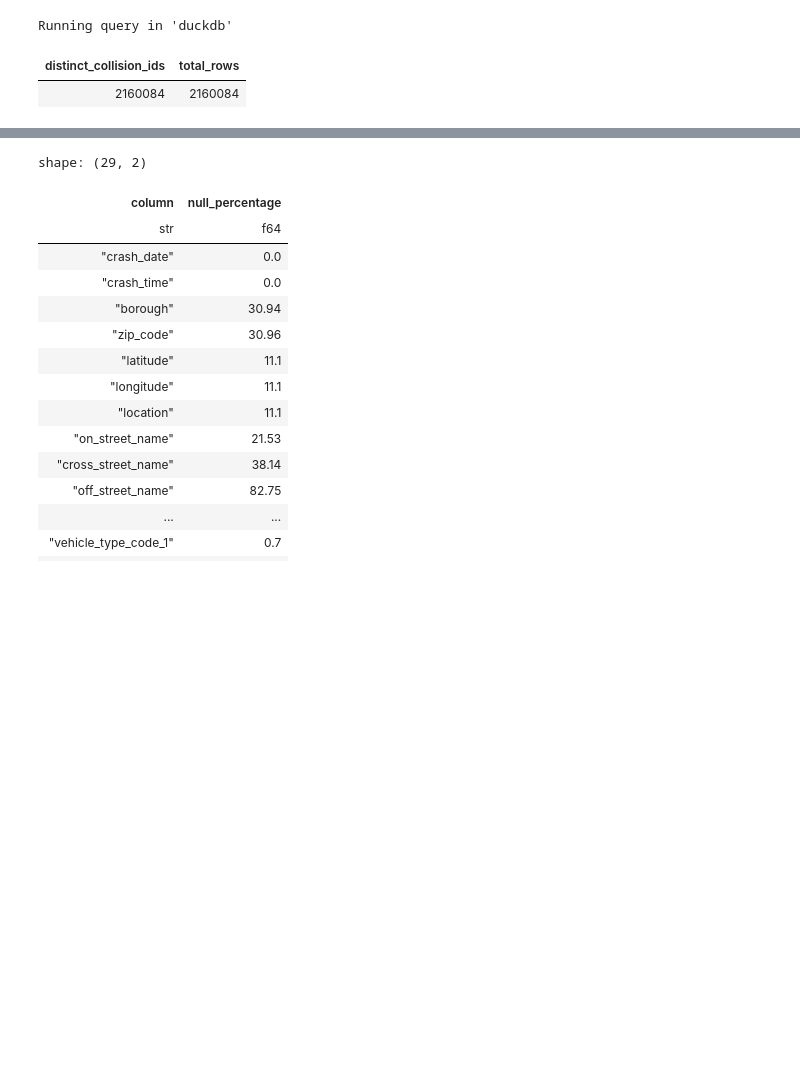
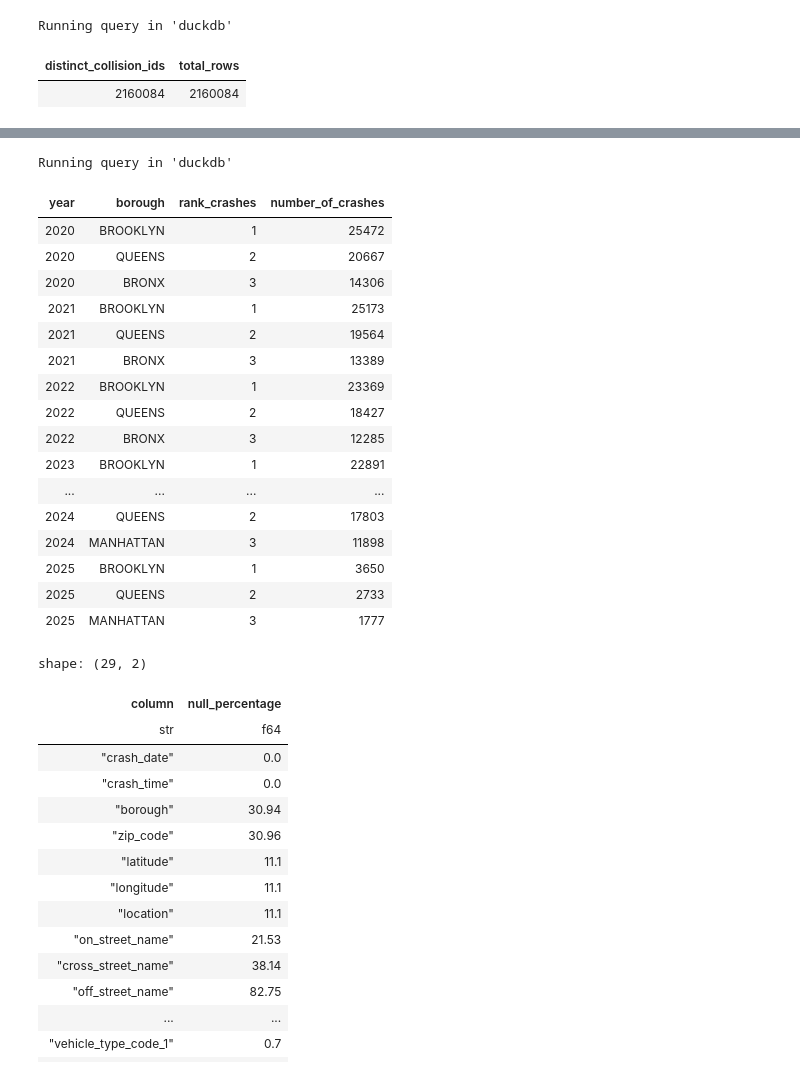
Before and after one commit to chrispaynes/OSDSC-Portfolio, a Jupyter notebook: data_analysis/nyc_vehicle_crashes/main.ipynb, the cells around one changed output, grey strips where cells are left out. Saved outputs shown, nothing was run; the diff lists cells and outputs as text; code cells hidden in the pictures; blank space fills up the shorter version.

```diff
--- a/data_analysis/nyc_vehicle_crashes/main.ipynb
+++ b/data_analysis/nyc_vehicle_crashes/main.ipynb
@@ -166,3 +526,47 @@ Running query in 'duckdb'
+# %%
+%%sql
+-- last 5 years of data on the number of crashes by borough
+-- the top 3 boroughs with the highest number of crashes are repeatedly Brooklyn, Queens, and Manhattan
+WITH ranked_crashes AS (
+    SELECT
+        borough,
+        YEAR(crash_date) as year,
+        COUNT(*) AS number_of_crashes,
+        RANK() OVER (PARTITION BY YEAR(crash_date) ORDER BY COUNT(*) DESC) AS rank_crashes
+    FROM crashes
+    WHERE
+        borough is not null
+        AND year >= 2020
+    GROUP BY borough, year
+)
+SELECT
+    year,
+    borough,
+    rank_crashes,
+    number_of_crashes,
+FROM ranked_crashes
+WHERE
+    rank_crashes <= 3
+ORDER BY year, rank_crashes asc;
+# %% [output]
+Running query in 'duckdb'
+| year | borough | rank_crashes | number_of_crashes |
+| 2020 | BROOKLYN | 1 | 25472 |
+| 2020 | QUEENS | 2 | 20667 |
+| 2020 | BRONX | 3 | 14306 |
+| 2021 | BROOKLYN | 1 | 25173 |
+| 2021 | QUEENS | 2 | 19564 |
+| 2021 | BRONX | 3 | 13389 |
+| 2022 | BROOKLYN | 1 | 23369 |
+| 2022 | QUEENS | 2 | 18427 |
+| 2022 | BRONX | 3 | 12285 |
+| 2023 | BROOKLYN | 1 | 22891 |
+| ... | ... | ... | ... |
+| 2024 | QUEENS | 2 | 17803 |
+| 2024 | MANHATTAN | 3 | 11898 |
+| 2025 | BROOKLYN | 1 | 3650 |
+| 2025 | QUEENS | 2 | 2733 |
+| 2025 | MANHATTAN | 3 | 1777 |
 # %%
 pdf = df.to_pandas()
 # %%
```
Also changed, not shown: parts of 17 cells of this notebook.
